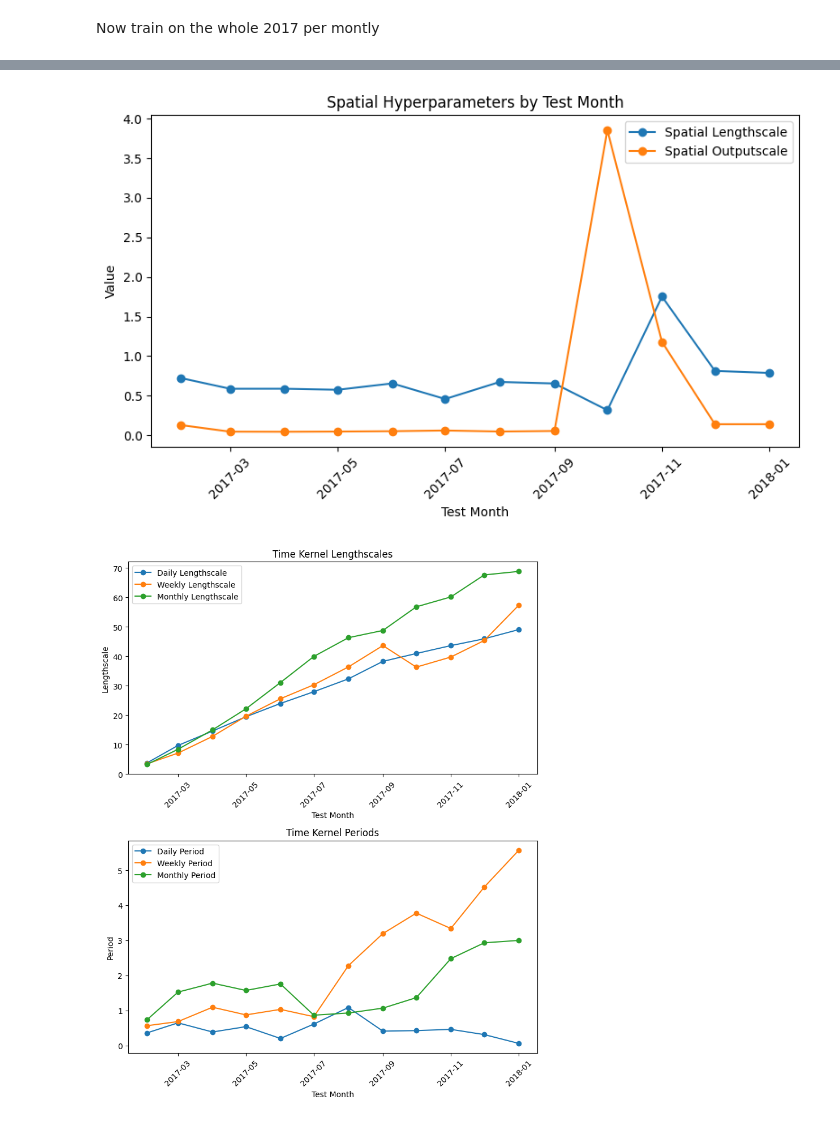
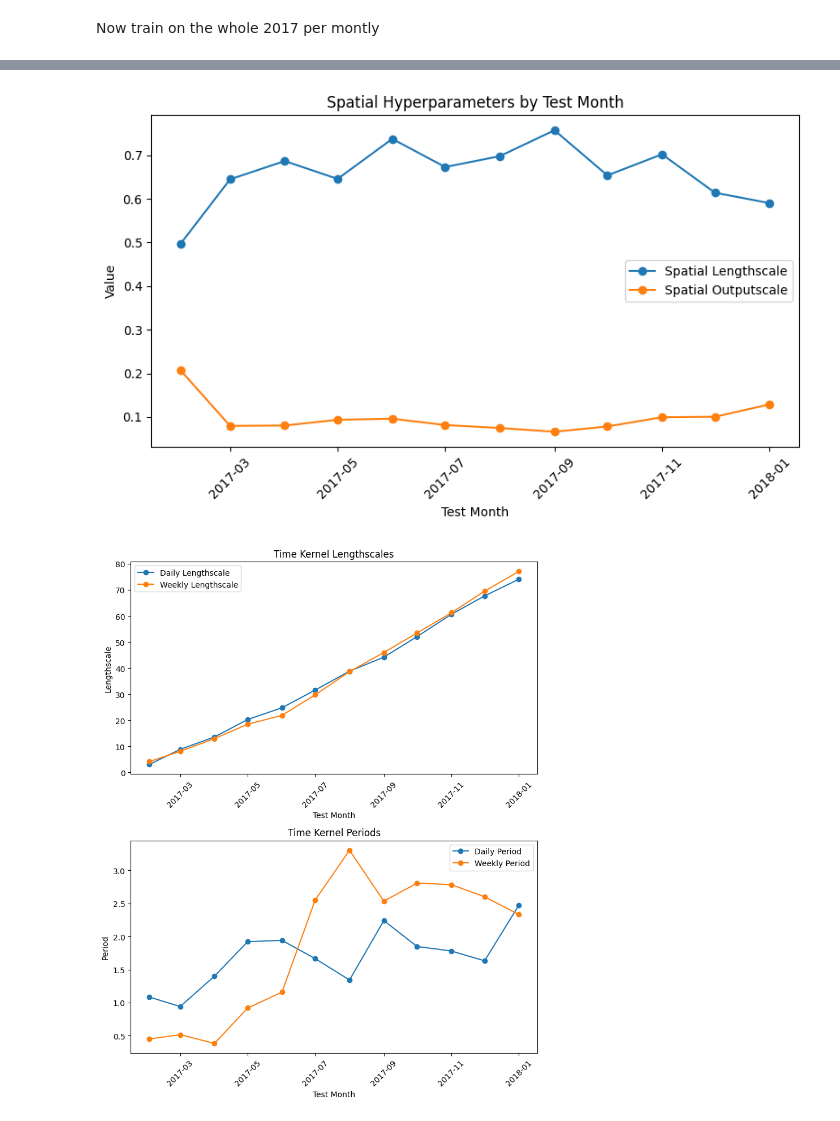
Before and after one commit to sunnyw22/STGP-for-weather-forecasting, a Jupyter notebook: GPR_monthly.ipynb, the cells around one changed output, grey strips where cells are left out. Drawn from its saved outputs; the diff is of its cells as text; code cells hidden in the pictures.

Commit message:
GPR with only two Periodic Kernel (daily & weekly period length)

```diff
--- a/GPR_monthly.ipynb
+++ b/GPR_monthly.ipynb
@@ -273,14 +273,14 @@ spatial_kernel = gpytorch.kernels.ScaleKernel(
 # For temporal kernel
 time_kernel1 = gpytorch.kernels.PeriodicKernel(period_length=24, active_dims=[3]).to(device) # Daily
 time_kernel2 = gpytorch.kernels.PeriodicKernel(period_length=24*7, active_dims=[3]).to(device) # Weekly
-time_kernel3 = gpytorch.kernels.PeriodicKernel(period_length=24*30, active_dims=[3]).to(device) # Monthly
+# time_kernel3 = gpytorch.kernels.PeriodicKernel(period_length=24*30, active_dims=[3]).to(device) # Monthly
 
 time_kernel1.register_prior("period_length_prior", gpytorch.priors.NormalPrior(24, 3), "period_length")
 time_kernel2.register_prior("period_length_prior", gpytorch.priors.NormalPrior(24*7, 21), "period_length")
-time_kernel3.register_prior("period_length_prior", gpytorch.priors.NormalPrior(24*30, 90), "period_length")
+#time_kernel3.register_prior("period_length_prior", gpytorch.priors.NormalPrior(24*30, 90), "period_length")
 
-time_kernel = time_kernel1 + time_kernel2 + time_kernel3
-# time_kernel = time_kernel1 + time_kernel2
+# time_kernel = time_kernel1 + time_kernel2 + time_kernel3
+time_kernel = time_kernel1 + time_kernel2
 
 # Construct the product kernel
 kernel = spatial_kernel * time_kernel
@@ -318,10 +318,7 @@ def train_gp(lead_time_h, data_train, data_test, space_subsample, time_subsample
     likelihood.train()
 
     # Optimizer
-    optimizer = torch.optim.Adam([
-        {'params': model.parameters()},
-        {'params': likelihood.parameters()},
-    ], lr=0.05)
+    optimizer = torch.optim.Adam(model.parameters(), lr=0.05)
     scheduler = torch.optim.lr_scheduler.StepLR(optimizer, step_size=10, gamma=0.99)
 
     # Loss fn
@@ -366,6 +363,6 @@ def train_gp(lead_time_h, data_train, data_test, space_subsample, time_subsample
 # %%
 lead_time = 24*3 # 3-day forecasting
 space_subsample = 5 # Sub-sample every 5th point
-time_subsample = 8 # Sub-sample every 8th hour
+time_subsample = 6 # Sub-sample every 8th hour
 # Train GP model
 model, likelihood, loss, X_test, Y_test, lat, lon = train_gp(lead_time, data_train, data_test, space_subsample, time_subsample)
@@ -448,7 +433,7 @@ Now train on the whole 2017 per montly
 # %%
 lead_time = 24 # 1-day forecasting
 space_subsample = 5 # Sub-sample every 5th point
-time_subsample = 8 # Sub-sample every 8th hour
+time_subsample = 6 # Sub-sample every 8th hour
 
 monthly_results = []  # For performance and hyperparams by month
 
@@ -488,7 +473,7 @@ for month in range(1, 13):
     time_sum_kernel = model.covar_module.kernels[1]
     periodic1 = time_sum_kernel.kernels[0]
     periodic2 = time_sum_kernel.kernels[1]
-    periodic3 = time_sum_kernel.kernels[2]
+    #periodic3 = time_sum_kernel.kernels[2]
 
     monthly_results.append({
         "rmse": rmse,
@@ -499,8 +484,8 @@ for month in range(1, 13):
         "time_period_daily": periodic1.period_length.item(),
         "time_lengthscale_weekly": periodic2.lengthscale.item(),
         "time_period_weekly": periodic2.period_length.item(),
-        "time_lengthscale_monthly": periodic3.lengthscale.item() ,
-        "time_period_monthly": periodic3.period_length.item(),
+        #"time_lengthscale_monthly": periodic3.lengthscale.item() ,
+        #"time_period_monthly": periodic3.period_length.item(),
     })
 
     print(f"RMSE on {test_month}: {rmse:.3f}")
@@ -718,7 +703,7 @@ fig, axs = plt.subplots(2, 1, figsize=(8, 10))
 # Plot time lengthscales for daily, weekly, and monthly kernels.
 axs[0].plot(df["test_month"], df["time_lengthscale_daily"], marker="o", linestyle="-", label="Daily Lengthscale")
 axs[0].plot(df["test_month"], df["time_lengthscale_weekly"], marker="o", linestyle="-", label="Weekly Lengthscale")
-axs[0].plot(df["test_month"], df["time_lengthscale_monthly"], marker="o", linestyle="-", label="Monthly Lengthscale")
+# axs[0].plot(df["test_month"], df["time_lengthscale_monthly"], marker="o", linestyle="-", label="Monthly Lengthscale")
 axs[0].set_title("Time Kernel Lengthscales")
 axs[0].set_xlabel("Test Month")
 axs[0].set_ylabel("Lengthscale")
@@ -728,7 +713,7 @@ axs[0].tick_params(axis="x", rotation=45)
 # Plot time periods for daily, weekly, and monthly kernels.
 axs[1].plot(df["test_month"], df["time_period_daily"], marker="o", linestyle="-", label="Daily Period")
 axs[1].plot(df["test_month"], df["time_period_weekly"], marker="o", linestyle="-", label="Weekly Period")
-axs[1].plot(df["test_month"], df["time_period_monthly"], marker="o", linestyle="-", label="Monthly Period")
+# axs[1].plot(df["test_month"], df["time_period_monthly"], marker="o", linestyle="-", label="Monthly Period")
 axs[1].set_title("Time Kernel Periods")
 axs[1].set_xlabel("Test Month")
 axs[1].set_ylabel("Period")
@@ -742,2 +727,2 @@ plt.show()
-[figure, old version]
+[figure, new version]
-[figure, old version]
+[figure, new version]
```
Also changed, not shown: parts of 5 cells of this notebook.
